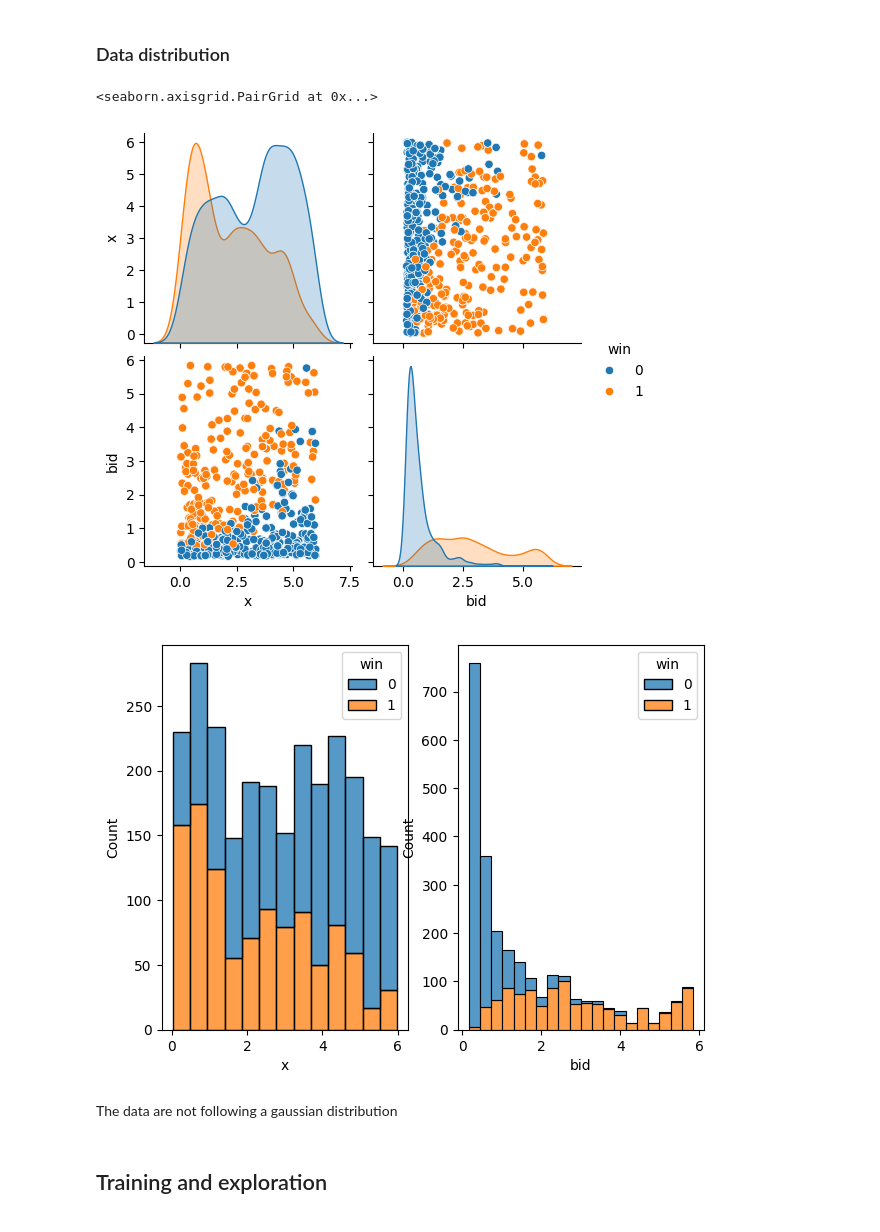
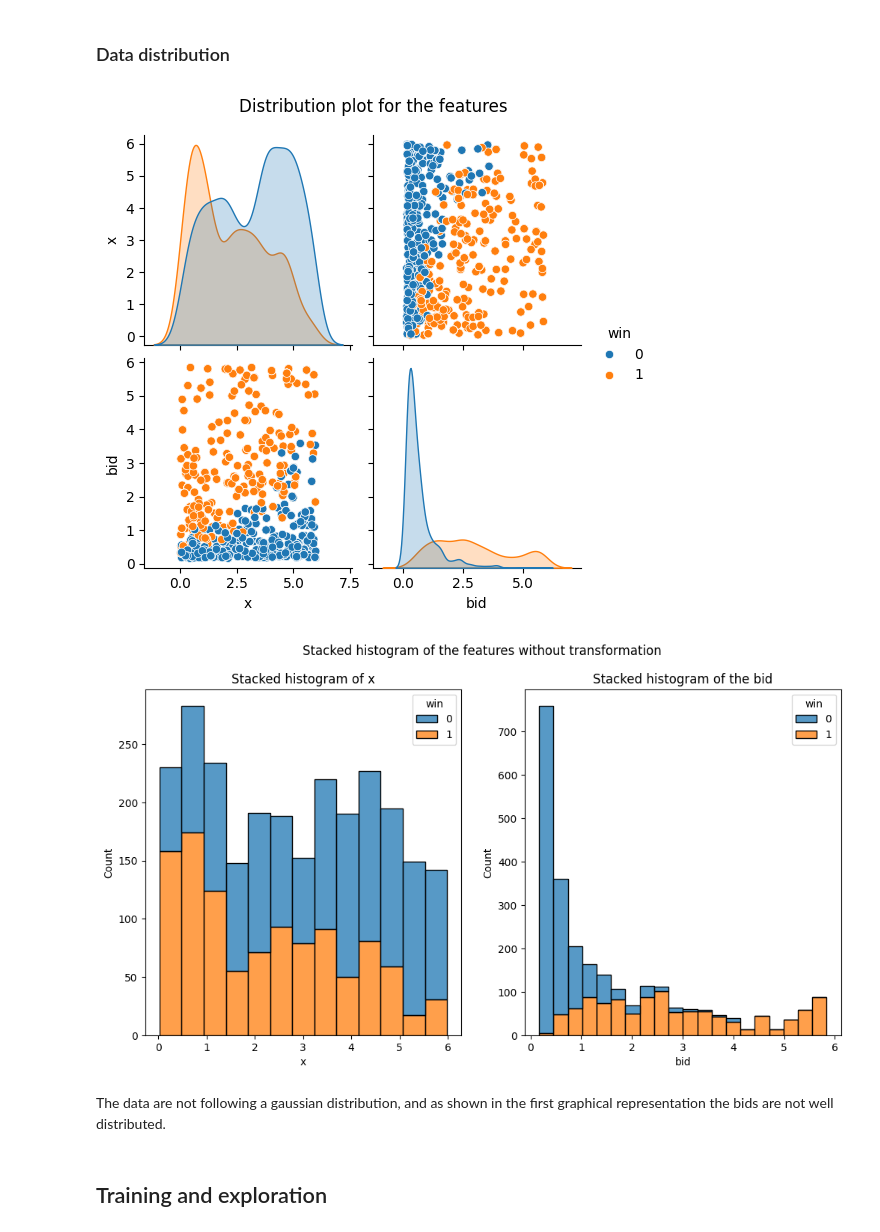
Before and after one commit to LoanSarazin/exercise_auction, a Jupyter notebook: investigation.ipynb, the cells around one changed output. Saved outputs shown, nothing was run; the diff lists cells and outputs as text; code cells hidden in the pictures.

Commit message:
Adding plots and explanations

```diff
--- a/investigation.ipynb
+++ b/investigation.ipynb
@@ -145,14 +173,15 @@ df_data_expanded.describe()
 # %% [markdown]
 ### Data distribution
 # %%
-sns.pairplot(
+f = sns.pairplot(
     df_data_expanded, hue="win", vars=("x", "bid")
 )
+f.figure.suptitle("Distribution plot for the features", y=1.05)
+plt.show()
 # %% [output]
-<seaborn.axisgrid.PairGrid at 0x...>
-[figure, old version]
+[figure, new version]
 # %%
-fig, axs = plt.subplots(1, 2, figsize=(7, 5))
+fig, axs = plt.subplots(1, 2, figsize=(12, 6))
 
 sns.histplot(
     df_data_expanded, x="x", hue="win",
@@ -162,11 +191,14 @@ sns.histplot(
     df_data_expanded, x="bid", hue="win",
     multiple="stack", ax=axs[1]
 )
+axs[0].set_title("Stacked histogram of x")
+axs[1].set_title("Stacked histogram of the bid")
+fig.suptitle("Stacked histogram of the features without transformation")
 plt.show()
 # %% [output]
-[figure, old version]
+[figure, new version]
 # %% [markdown]
-The data are not following a gaussian distribution
+The data are not following a gaussian distribution, and as shown in the first graphical representation the bids are not well distributed.
 # %% [markdown]
 ## Training and exploration
 # %%
```
Also changed, not shown: parts of 36 cells of this notebook.
